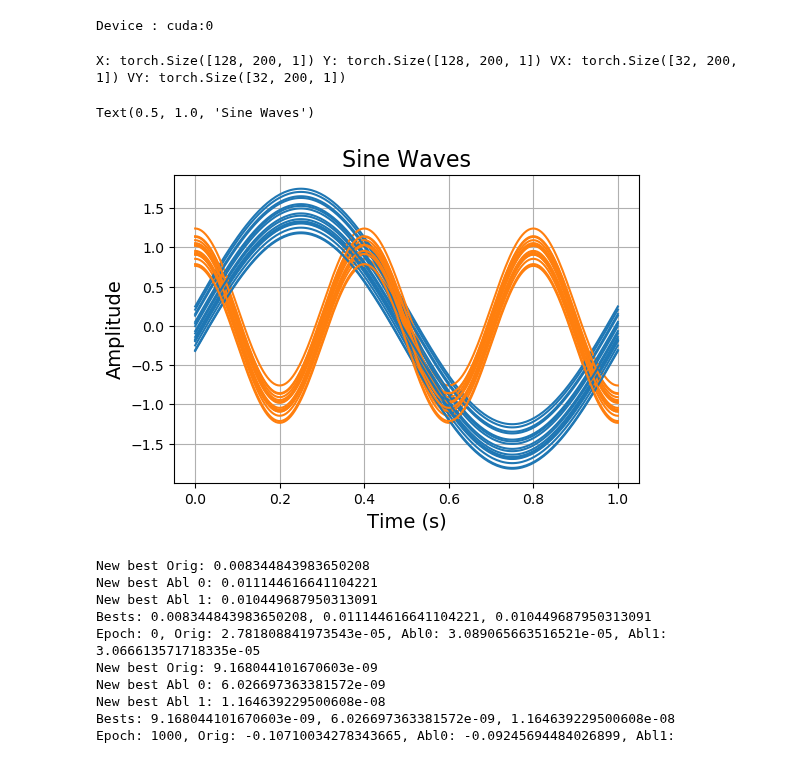
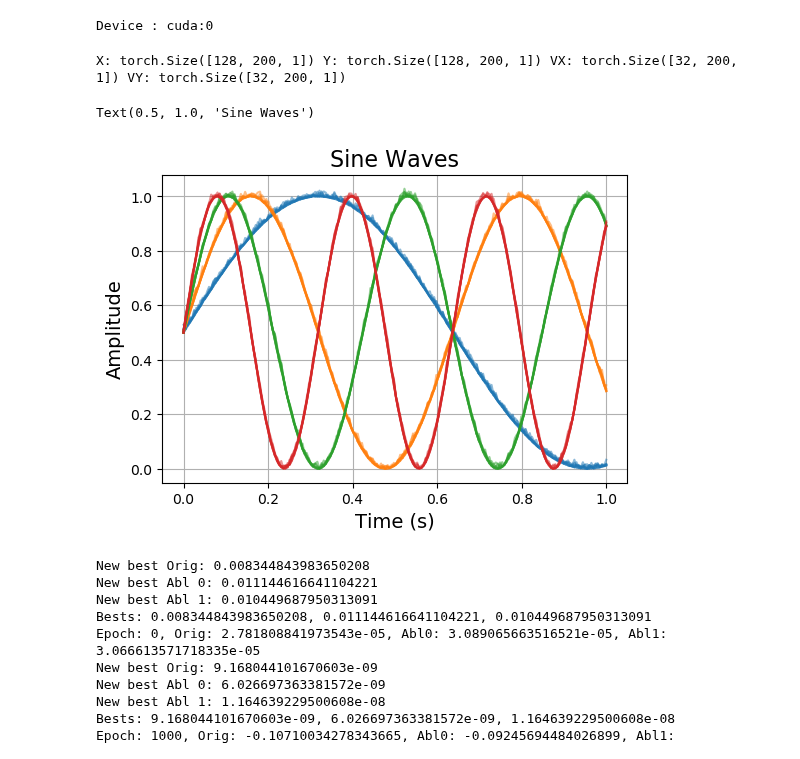
Before and after one commit to yildirimyigit/cnep, a Jupyter notebook: compare_cneps_on_4_sines_abl.ipynb, the cells around one changed output. Saved outputs shown, nothing was run; the diff lists cells and outputs as text; code cells hidden in the pictures.

```diff
--- a/compare_cneps_on_4_sines_abl.ipynb
+++ b/compare_cneps_on_4_sines_abl.ipynb
@@ -42,51 +42,49 @@ dx, dy = 1, 1
 
 num_val = 32
 num_val_indiv = num_val//num_classes
-# %%
-num_demos, v_num_demos = 128, 32
-x = torch.linspace(0, 1, 200).repeat(num_demos, 1).unsqueeze(-1)
-vx = torch.linspace(0, 1, 200).repeat(v_num_demos, 1).unsqueeze(-1)
-y = torch.zeros((num_demos, x.shape[1], 1))
-vy = torch.zeros((v_num_demos, vx.shape[1], 1))
-
-frequencies = [1, 2.5, 4, 5.5]  # Example frequencies
-amplitudes = [1.5, 1, 0.8, 0.6]  # Example amplitudes
-phases = [0, torch.pi / 2, torch.pi, 3 * torch.pi / 2]  # Example phases
-
-
-for i in range(num_demos):
-    y[i, :, 0] = amplitudes[i%2] * torch.sin(2 * torch.pi * frequencies[i%2] * x[i, :, 0] + phases[i%2]) + torch.randn(1) * 0.15
-for i in range(v_num_demos):
-    vy[i, :, 0] = amplitudes[i%2] * torch.sin(2 * torch.pi * frequencies[i%2] * vx[i, :, 0] + phases[i%2]) + torch.randn(1) * 0.15
-
-print("X:", x.shape, "Y:", y.shape, "VX:", vx.shape, "VY:", vy.shape)
-x, y, vx, vy = x.to(device), y.to(device), vx.to(device), vy.to(device)
-# %% [output]
-X: torch.Size([128, 200, 1]) Y: torch.Size([128, 200, 1]) VX: torch.Size([32, 200, 1]) VY: torch.Size([32, 200, 1])
+# %%
+x = torch.linspace(0, 1, 200).repeat(num_indiv, 1)
+y = torch.zeros(num_demos, t_steps, dy)
+
+vx = torch.linspace(0, 1, 200).repeat(num_val_indiv, 1)
+vy = torch.zeros(num_val, t_steps, dy)
+
+for i in range(num_classes):
+    start_ind = i*num_indiv
+    coeff = (i+1)/2*torch.pi
+    y[start_ind:start_ind+num_indiv] = (torch.unsqueeze(generate_sin(x*coeff), 2) +1)/2.0
+
+    noise = torch.unsqueeze(torch.clamp(torch.randn(vx.shape)*1e-4**0.5, min=0) - noise_clip, -1)
+
+    start_val_ind = i*num_val_indiv
+    start_ind = i*num_indiv
+    vy[start_val_ind:start_val_ind+num_val_indiv] = y[start_ind:start_ind+num_val_indiv].clone() + noise
+
+x = torch.unsqueeze(x.repeat(num_classes, 1), 2)  # since dx = 1
+vx = torch.unsqueeze(vx.repeat(num_classes, 1), 2)
+print("X:", x.shape, "Y:", y.shape, "VX:", vx.shape, "VY:", vy.shape)
+# %% [output]
+X: torch.Size([128, 200, 1]) Y: torch.Size([128, 200, 1]) VX: torch.Size([32, 200, 1]) VY: torch.Size([32, 200, 1])
 # %%
 import matplotlib.pyplot as plt
 import seaborn as sns
 
 colors = [sns.color_palette('tab10')[0], sns.color_palette('tab10')[1], sns.color_palette('tab10')[2], sns.color_palette('tab10')[3]]
 sns.set_palette('tab10')
 
 plt.figure(figsize=(6, 4))
 for i in range(num_val):
-    if vy[i, 0, 0] < 0.5:
-        group = 0
-    else:
-        group = 1
-    plt.plot(vx[i, :, 0].cpu(), vy[i, :, 0].cpu(), color=colors[group])
+    plt.plot(vx[i, :, 0].cpu(), vy[i, :, 0].cpu(), color=colors[i//num_val_indiv], alpha=0.5)
     # plt.plot(vx[i, :, 0].cpu(), vy[i, :, 0].cpu(), 'k', alpha=0.5)
 
 # plt.legend(loc='lower left', fontsize=14)
 plt.grid(True)
 plt.xlabel('Time (s)', fontsize=14)
 plt.ylabel('Amplitude', fontsize=14)
 plt.title(f'Sine Waves', fontsize=16)
 # %% [output]
 Text(0.5, 1.0, 'Sine Waves')
-[figure, old version]
+[figure, new version]
 # %%
 obs = torch.zeros((batch_size, n_max, dx+dy), dtype=torch.float32, device=device)
 tar_x = torch.zeros((batch_size, m_max, dx), dtype=torch.float32, device=device)
```
Also changed, not shown: parts of 2 cells of this notebook, 2 other files.
